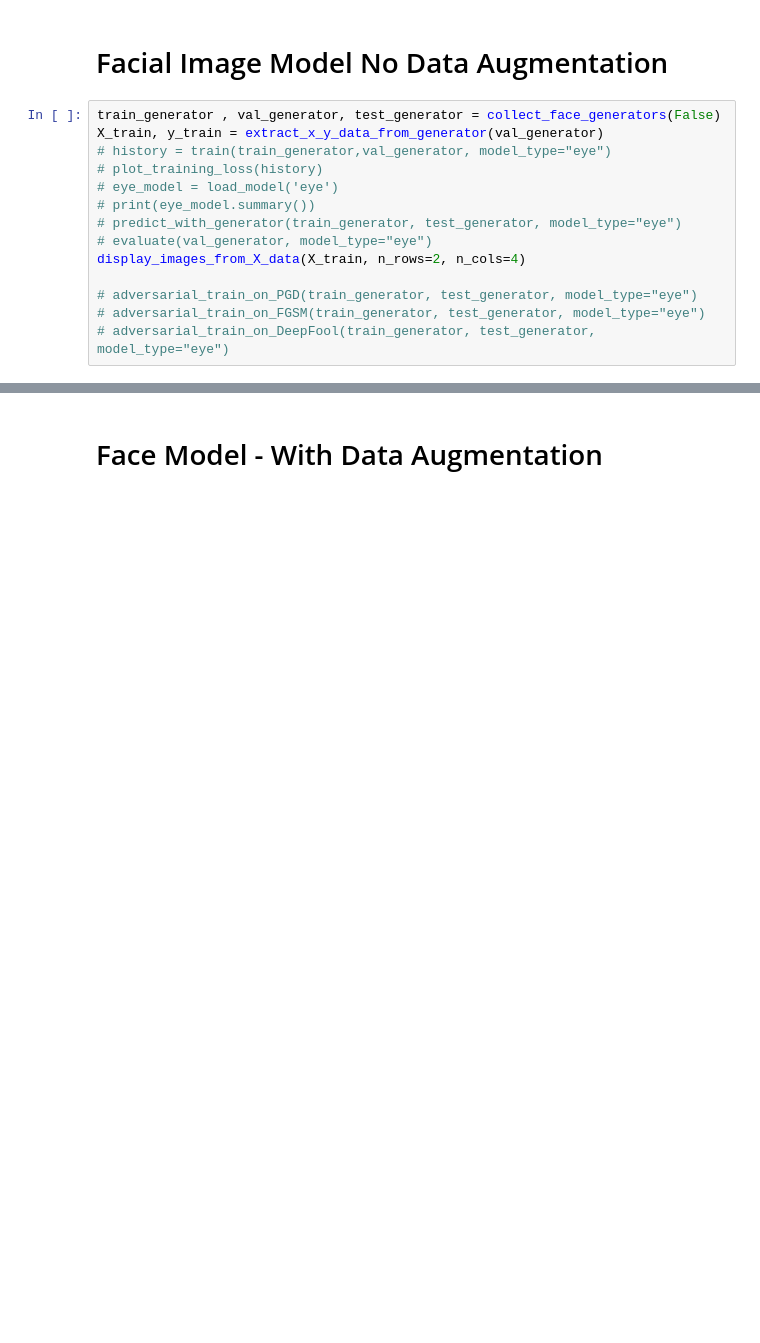
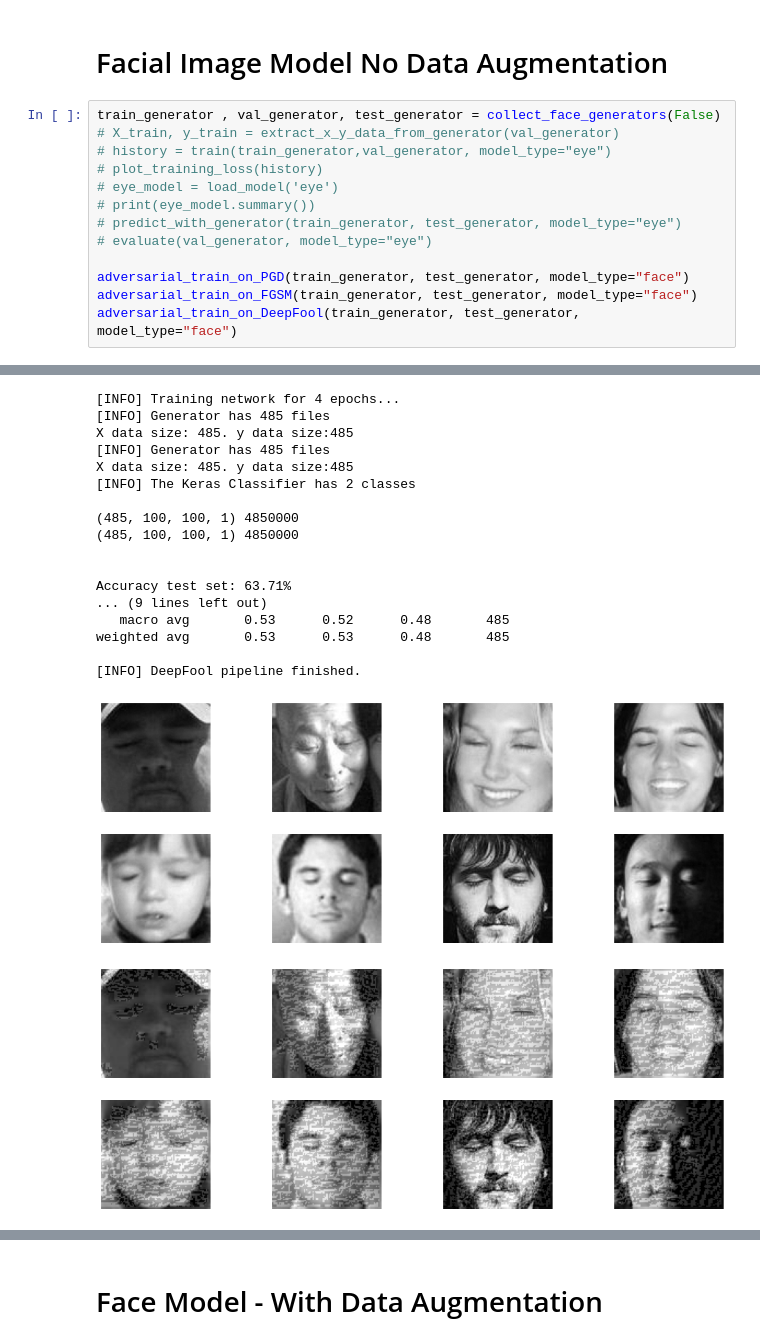
Before and after one commit to ya332/robust_sleepnets, a Jupyter notebook: robust_sleepnets.ipynb, the cells around one changed output, grey strips where cells are left out. Drawn from its saved outputs; the diff is of its cells as text; blank space fills up the shorter version.

Commit message:
Add adversarially attacked samples

```diff
--- a/robust_sleepnets.ipynb
+++ b/robust_sleepnets.ipynb
@@ -832,15 +834,15 @@ display_images_from_X_data(X_train, model_type = "eye", n_rows=2, n_cols=4)
 # Facial Image Model No Data Augmentation
 # %%
 train_generator , val_generator, test_generator = collect_face_generators(False)
-X_train, y_train = extract_x_y_data_from_generator(val_generator)
+# X_train, y_train = extract_x_y_data_from_generator(val_generator)
 # history = train(train_generator,val_generator, model_type="eye")
 # plot_training_loss(history)
 # eye_model = load_model('eye')
 # print(eye_model.summary())
 # predict_with_generator(train_generator, test_generator, model_type="eye")
 # evaluate(val_generator, model_type="eye")
-display_images_from_X_data(X_train, n_rows=2, n_cols=4)
 
-# adversarial_train_on_PGD(train_generator, test_generator, model_type="eye")
-# adversarial_train_on_FGSM(train_generator, test_generator, model_type="eye")
-# adversarial_train_on_DeepFool(train_generator, test_generator, model_type="eye")
+adversarial_train_on_PGD(train_generator, test_generator, model_type="face")
+adversarial_train_on_FGSM(train_generator, test_generator, model_type="face")
+adversarial_train_on_DeepFool(train_generator, test_generator, model_type="face")
+# %% [output]
@@ -846,0 +882,19 @@ display_images_from_X_data(X_train, n_rows=2, n_cols=4)
+[INFO] Training network for 4 epochs...
+[INFO] Generator has 485 files
+X data size: 485. y data size:485
+[INFO] Generator has 485 files
+X data size: 485. y data size:485
+[INFO] The Keras Classifier has 2 classes
+
+(485, 100, 100, 1) 4850000
+(485, 100, 100, 1) 4850000
+
+
+Accuracy test set: 63.71%
+... (9 lines left out)
+   macro avg       0.53      0.52      0.48       485
+weighted avg       0.53      0.53      0.48       485
+
+[INFO] DeepFool pipeline finished.
+[figure, added]
+[figure, added]
```
Also changed, not shown: parts of 15 cells of this notebook, 13 other files.
